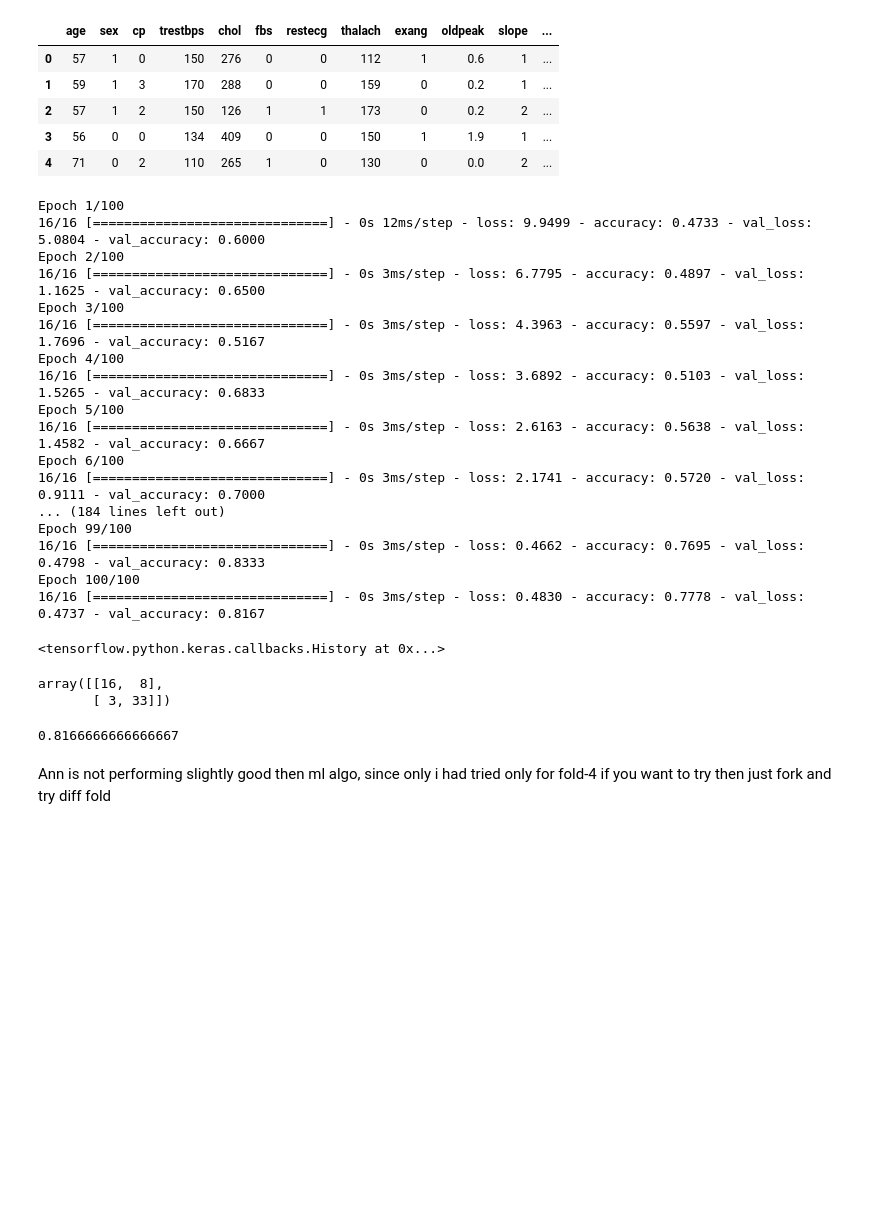
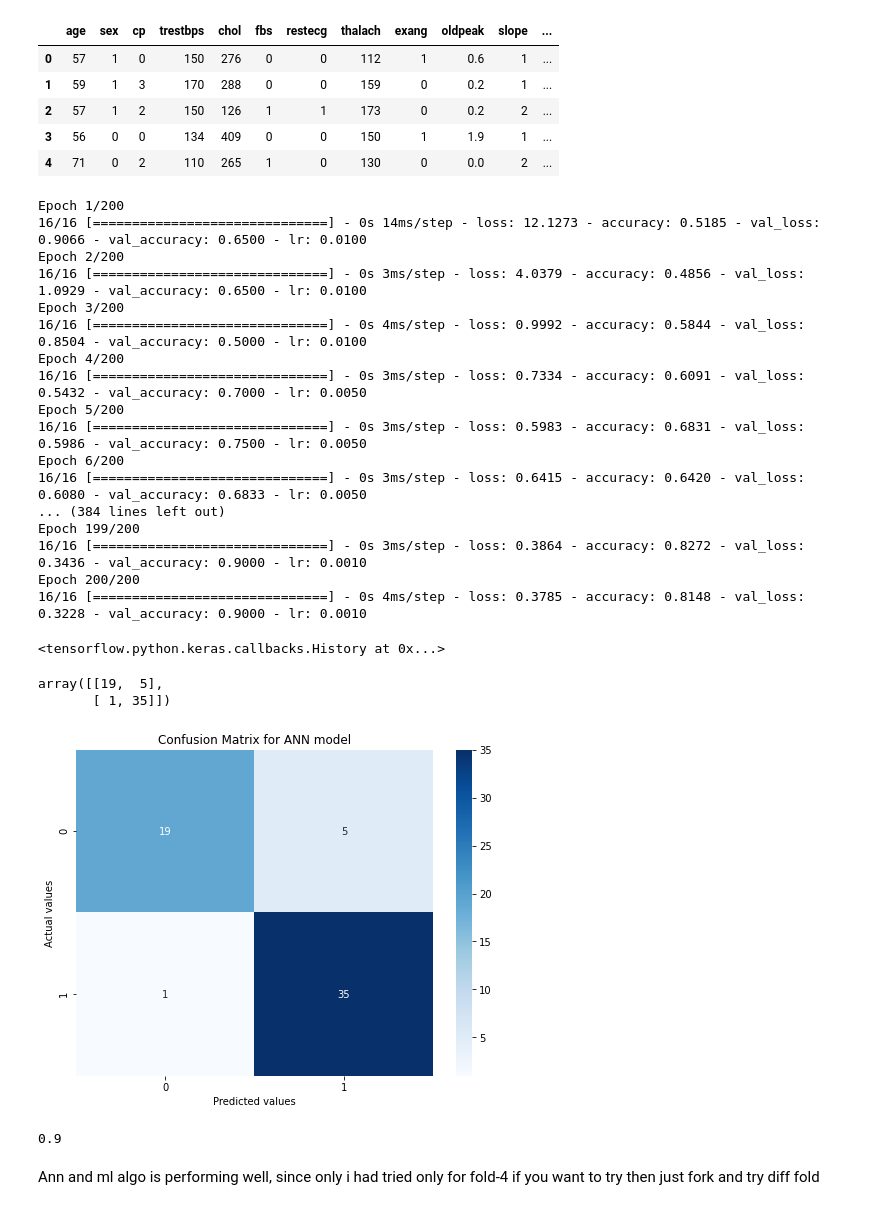
Before and after one commit to vivekgohel56/Heart-disease-prediction-using-ML-and-DL, a Jupyter notebook: Heart_diesease_prediction.ipynb, the cells around one changed output. Cells and saved outputs as stored; diff of their text form; code cells hidden in the pictures; blank space fills up the shorter version.

```diff
--- a/Heart_diesease_prediction.ipynb
+++ b/Heart_diesease_prediction.ipynb
@@ -597,39 +610,54 @@ x = layers.Dense(32, activation="relu")(x)
 x = layers.Dropout(0.1)(x)
 output = layers.Dense(1, activation="sigmoid")(x)
 model = keras.Model(input, output)
-model.compile("adam", "binary_crossentropy", metrics=["accuracy"])
+optimizer = tf.keras.optimizers.Adam(learning_rate=0.01)
+model.compile(optimizer, "binary_crossentropy", metrics=["accuracy"])
+# %%
+lr_schedule = tf.keras.callbacks.ReduceLROnPlateau(monitor="val_accuracy", factor=0.5, patience=2,
+                                                   mode="max", min_delta=0.0001, cooldown=0,
+                                                   min_lr=1e-3)
 # %%
-model.fit(x_train , y_train, batch_size=16, epochs=100, validation_data=(x_valid, y_valid), validation_batch_size=12)
+model.fit(x_train , y_train, batch_size=16, epochs=200,callbacks=[lr_schedule],
+          validation_data=(x_valid, y_valid), validation_batch_size=12)
 # %% [output]
-Epoch 1/100
-16/16 [==============================] - 0s 12ms/step - loss: 9.9499 - accuracy: 0.4733 - val_loss: 5.0804 - val_accuracy: 0.6000
-Epoch 2/100
-16/16 [==============================] - 0s 3ms/step - loss: 6.7795 - accuracy: 0.4897 - val_loss: 1.1625 - val_accuracy: 0.6500
-Epoch 3/100
-16/16 [==============================] - 0s 3ms/step - loss: 4.3963 - accuracy: 0.5597 - val_loss: 1.7696 - val_accuracy: 0.5167
-Epoch 4/100
-16/16 [==============================] - 0s 3ms/step - loss: 3.6892 - accuracy: 0.5103 - val_loss: 1.5265 - val_accuracy: 0.6833
-Epoch 5/100
-16/16 [==============================] - 0s 3ms/step - loss: 2.6163 - accuracy: 0.5638 - val_loss: 1.4582 - val_accuracy: 0.6667
-Epoch 6/100
-16/16 [==============================] - 0s 3ms/step - loss: 2.1741 - accuracy: 0.5720 - val_loss: 0.9111 - val_accuracy: 0.7000
-... (184 lines left out)
-Epoch 99/100
-16/16 [==============================] - 0s 3ms/step - loss: 0.4662 - accuracy: 0.7695 - val_loss: 0.4798 - val_accuracy: 0.8333
-Epoch 100/100
-16/16 [==============================] - 0s 3ms/step - loss: 0.4830 - accuracy: 0.7778 - val_loss: 0.4737 - val_accuracy: 0.8167
+Epoch 1/200
+16/16 [==============================] - 0s 14ms/step - loss: 12.1273 - accuracy: 0.5185 - val_loss: 0.9066 - val_accuracy: 0.6500 - lr: 0.0100
+Epoch 2/200
+16/16 [==============================] - 0s 3ms/step - loss: 4.0379 - accuracy: 0.4856 - val_loss: 1.0929 - val_accuracy: 0.6500 - lr: 0.0100
+Epoch 3/200
+16/16 [==============================] - 0s 4ms/step - loss: 0.9992 - accuracy: 0.5844 - val_loss: 0.8504 - val_accuracy: 0.5000 - lr: 0.0100
+Epoch 4/200
+16/16 [==============================] - 0s 3ms/step - loss: 0.7334 - accuracy: 0.6091 - val_loss: 0.5432 - val_accuracy: 0.7000 - lr: 0.0050
+Epoch 5/200
+16/16 [==============================] - 0s 3ms/step - loss: 0.5983 - accuracy: 0.6831 - val_loss: 0.5986 - val_accuracy: 0.7500 - lr: 0.0050
+Epoch 6/200
+16/16 [==============================] - 0s 3ms/step - loss: 0.6415 - accuracy: 0.6420 - val_loss: 0.6080 - val_accuracy: 0.6833 - lr: 0.0050
+... (384 lines left out)
+Epoch 199/200
+16/16 [==============================] - 0s 3ms/step - loss: 0.3864 - accuracy: 0.8272 - val_loss: 0.3436 - val_accuracy: 0.9000 - lr: 0.0010
+Epoch 200/200
+16/16 [==============================] - 0s 4ms/step - loss: 0.3785 - accuracy: 0.8148 - val_loss: 0.3228 - val_accuracy: 0.9000 - lr: 0.0010
 <tensorflow.python.keras.callbacks.History at 0x...>
 # %%
-preds = model.predict(x_valid)
-cm = metrics.confusion_matrix(y_valid, preds.round())
-cm
+preds3 = model.predict(x_valid)
+cm2 = metrics.confusion_matrix(y_valid, preds3.round())
+cm2
 # %% [output]
-array([[16,  8],
-       [ 3, 33]])
+array([[19,  5],
+       [ 1, 35]])
+# %%
+plt.figure(figsize=(8,6))
+sns.heatmap(cm2, cmap='Blues', annot=True)
+plt.xlabel('Predicted values')
+plt.ylabel('Actual values')
+plt.title('Confusion Matrix for ANN model')
+plt.show()
+# %% [output]
+[figure, added]
 # %%
-score = metrics.accuracy_score(y_valid, preds.round())
+score = metrics.accuracy_score(y_valid, preds3.round())
 score
 # %% [output]
-0.8166666666666667
+0.9
 # %% [markdown]
-Ann is not performing slightly good then ml algo, since only i had tried only for fold-4 if you want to try then just fork and try diff fold
+Ann and ml algo is performing well, since only i had tried only for fold-4 if you want to try then just fork and try diff fold
```
Also changed, not shown: parts of 12 cells of this notebook.
